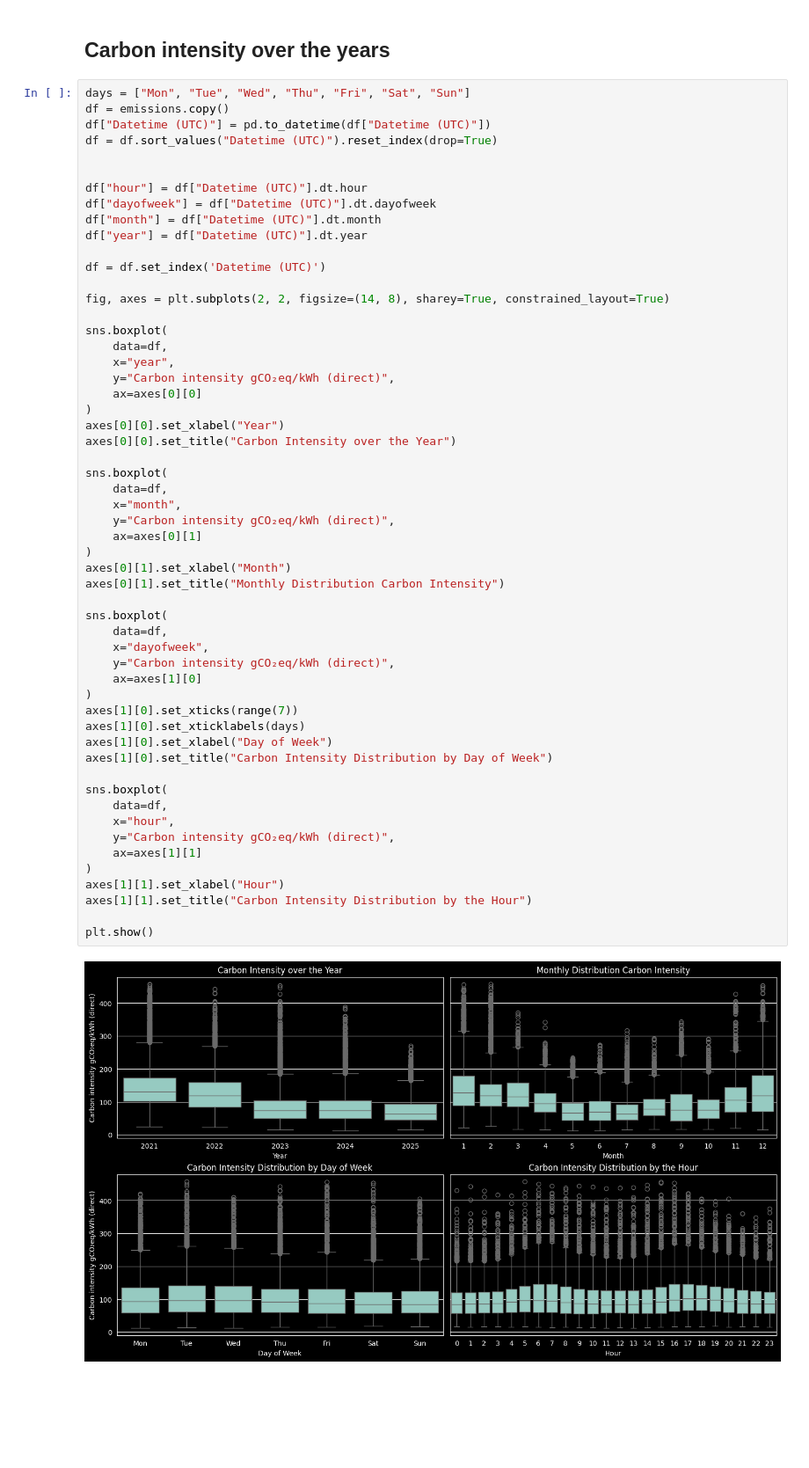
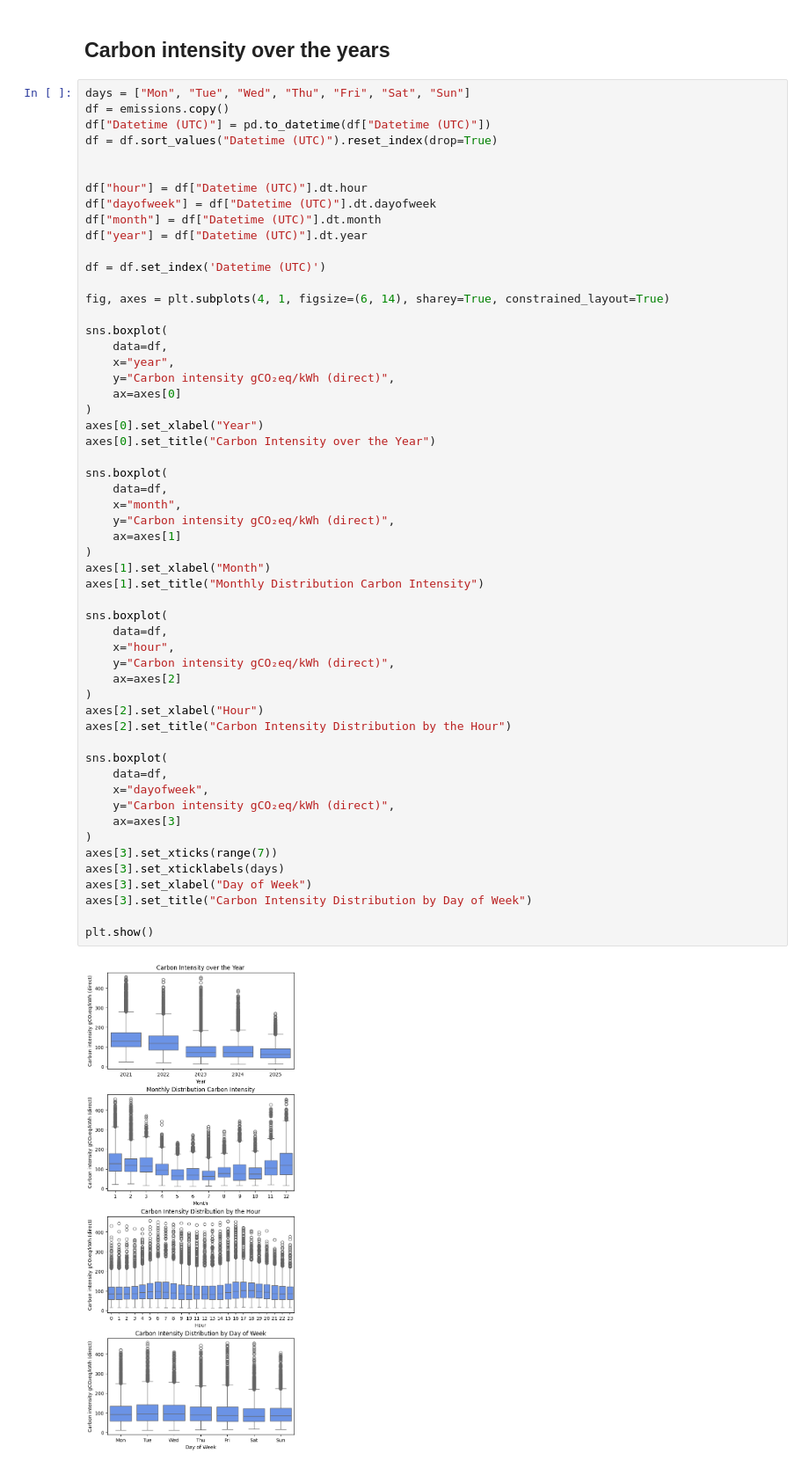
Before and after one commit to The-European-Avengers/MAJJ-ADL-eris, a Jupyter notebook: data-analysis.ipynb, the cells around one changed output. Shown at 88% size. Drawn from its saved outputs; the diff is of its cells as text; blank space fills up the shorter version.

```diff
--- a/data-analysis.ipynb
+++ b/data-analysis.ipynb
@@ -96,55 +96,55 @@ df = df.sort_values("Datetime (UTC)").reset_index(drop=True)
 
 
 df["hour"] = df["Datetime (UTC)"].dt.hour
 df["dayofweek"] = df["Datetime (UTC)"].dt.dayofweek
 df["month"] = df["Datetime (UTC)"].dt.month
 df["year"] = df["Datetime (UTC)"].dt.year
 
 df = df.set_index('Datetime (UTC)')
 
-fig, axes = plt.subplots(2, 2, figsize=(14, 8), sharey=True, constrained_layout=True)
+fig, axes = plt.subplots(4, 1, figsize=(6, 14), sharey=True, constrained_layout=True)
 
 sns.boxplot(
     data=df,
     x="year",
     y="Carbon intensity gCO₂eq/kWh (direct)",
-    ax=axes[0][0]
+    ax=axes[0]
 )
-axes[0][0].set_xlabel("Year")
-axes[0][0].set_title("Carbon Intensity over the Year")
+axes[0].set_xlabel("Year")
+axes[0].set_title("Carbon Intensity over the Year")
 
 sns.boxplot(
     data=df,
     x="month",
     y="Carbon intensity gCO₂eq/kWh (direct)",
-    ax=axes[0][1]
+    ax=axes[1]
 )
-axes[0][1].set_xlabel("Month")
-axes[0][1].set_title("Monthly Distribution Carbon Intensity")
+axes[1].set_xlabel("Month")
+axes[1].set_title("Monthly Distribution Carbon Intensity")
+
+sns.boxplot(
+    data=df,
+    x="hour",
+    y="Carbon intensity gCO₂eq/kWh (direct)",
+    ax=axes[2]
+)
+axes[2].set_xlabel("Hour")
+axes[2].set_title("Carbon Intensity Distribution by the Hour")
 
 sns.boxplot(
     data=df,
     x="dayofweek",
     y="Carbon intensity gCO₂eq/kWh (direct)",
-    ax=axes[1][0]
+    ax=axes[3]
 )
-axes[1][0].set_xticks(range(7))
-axes[1][0].set_xticklabels(days)
-axes[1][0].set_xlabel("Day of Week")
-axes[1][0].set_title("Carbon Intensity Distribution by Day of Week")
-
-sns.boxplot(
-    data=df,
-    x="hour",
-    y="Carbon intensity gCO₂eq/kWh (direct)",
-    ax=axes[1][1]
-)
-axes[1][1].set_xlabel("Hour")
-axes[1][1].set_title("Carbon Intensity Distribution by the Hour")
+axes[3].set_xticks(range(7))
+axes[3].set_xticklabels(days)
+axes[3].set_xlabel("Day of Week")
+axes[3].set_title("Carbon Intensity Distribution by Day of Week")
 
 plt.show()
 # %% [output]
-[figure, old version]
+[figure, new version]
 # %%
 numeric_df = df.select_dtypes(include='number')
 
```
Also changed, not shown: parts of 2 cells of this notebook, 2 other files.
